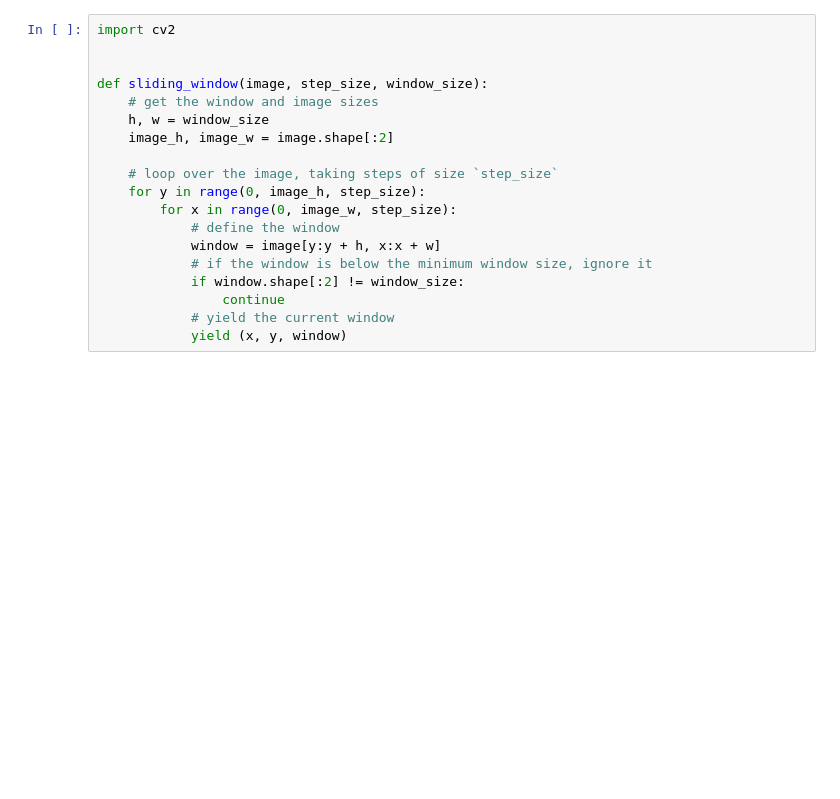
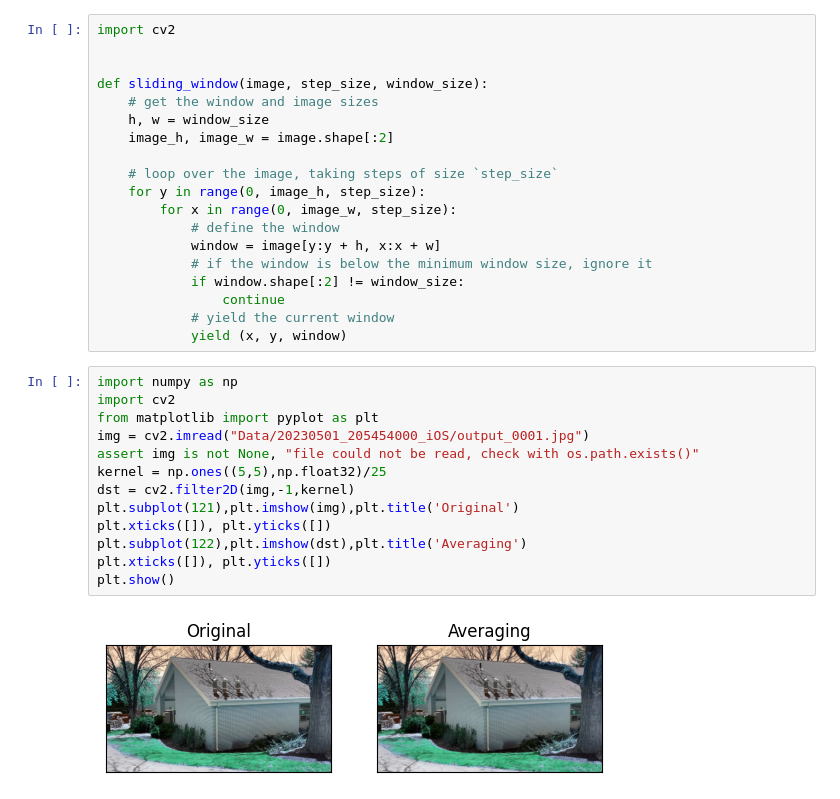
Before and after one commit to re1983/Stereo-Vision-Images, a Jupyter notebook: Local contrast enhancement.ipynb, the cells around one changed output. Cells and saved outputs as stored; diff of their text form; blank space fills up the shorter version.

```diff
--- a/Local contrast enhancement.ipynb
+++ b/Local contrast enhancement.ipynb
@@ -17,3 +17,18 @@ def sliding_window(image, step_size, window_size):
                 continue
             # yield the current window
             yield (x, y, window)
+# %%
+import numpy as np
+import cv2
+from matplotlib import pyplot as plt
+img = cv2.imread("Data/20230501_205454000_iOS/output_0001.jpg")
+assert img is not None, "file could not be read, check with os.path.exists()"
+kernel = np.ones((5,5),np.float32)/25
+dst = cv2.filter2D(img,-1,kernel)
+plt.subplot(121),plt.imshow(img),plt.title('Original')
+plt.xticks([]), plt.yticks([])
+plt.subplot(122),plt.imshow(dst),plt.title('Averaging')
+plt.xticks([]), plt.yticks([])
+plt.show()
+# %% [output]
+[figure, added]
```
Also changed, not shown: parts of 8 cells of this notebook.
